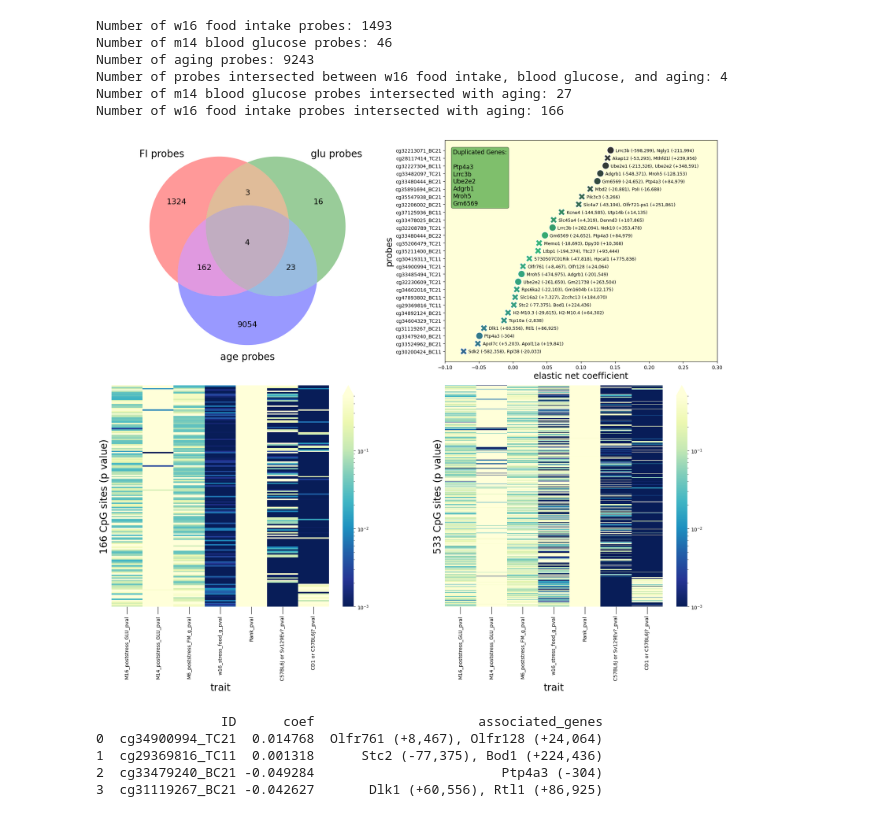
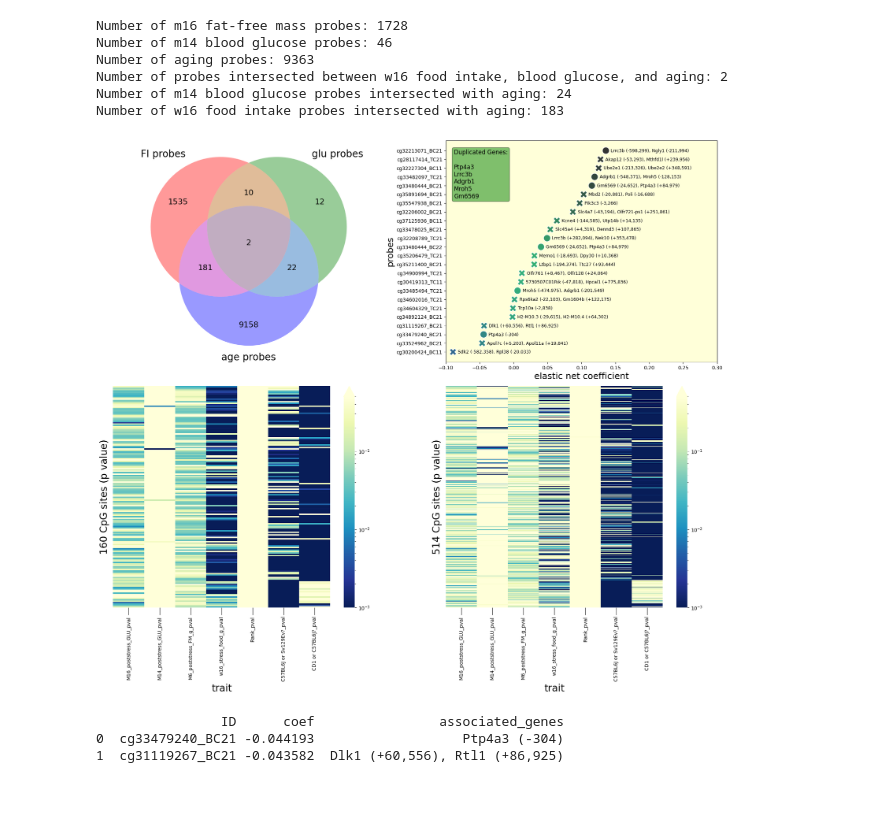
Before and after one commit to SamAndTheSun/CSS_healthspan_epigenetics, a Jupyter notebook: model_intersection_analysis.ipynb, the cells around one changed output. Cells and saved outputs as stored; diff of their text form; code cells hidden in the pictures.

Commit message:
added in FFM probe calculation given model significance

```diff
--- a/model_intersection_analysis.ipynb
+++ b/model_intersection_analysis.ipynb
@@ -22,16 +25,17 @@ from matplotlib_venn.layout.venn3 import DefaultLayoutAlgorithm
 # %%
 # set directory and get relevant files
 
-os.chdir('C:\\Users\\Q004\Desktop\\pellegrini_lab_research\\model_outputs')
+os.chdir('C:\\Users\\Sam Anderson\\Desktop\\pellegrini_lab_research\\model_outputs\\')
 death_pvals = pd.read_excel('death_classifier_probes.xlsx', index_col=0)
 pinv_pvals = pd.read_excel('pseudoinverse_probes_filtered.xlsx', index_col=0)
+ffm_pvals = pd.read_excel('pseudoinverse_probes_ffm_filtered.xlsx', index_col=0)
 # %%
-# w16 food intake probes
-FI_probes = pinv_pvals['w16_stress_food_g_pval']
-FI_probes = FI_probes.dropna()
-FI_probes = FI_probes[FI_probes < 0.01]
-FI_probes = list(FI_probes.index)
-print(f'Number of w16 food intake probes: {len(FI_probes)}')
+# m16 fat-free mass probes
+FFM_probes = ffm_pvals['M16_poststress_FFM_g_pval']
+FFM_probes = FFM_probes.dropna()
+FFM_probes = FFM_probes[FFM_probes < 0.01]
+FFM_probes = list(FFM_probes.index)
+print(f'Number of m16 fat-free mass probes: {len(FFM_probes)}')
 
 # m14 blood glucose probes
 GLU_probes_M14 = pinv_pvals['M14_poststress_GLU_pval']
@@ -49,7 +53,7 @@ print(f'Number of aging probes: {len(age_probes)}')
 ##
 
 glu_intersections = list(set(GLU_probes_M14) & set(age_probes))
-fi_intersections = list(set(FI_probes) & set(age_probes))
+fi_intersections = list(set(FFM_probes) & set(age_probes))
 all_intersect = list(set(glu_intersections) & set(fi_intersections))
 
 all_cross = death_pvals.loc[all_intersect]
@@ -69,12 +73,12 @@ fi_cross = fi_cross[['coef', 'associated_genes']]
 fi_cross = fi_cross.rename_axis('ID').reset_index()
 print(f'Number of w16 food intake probes intersected with aging: {len(fi_cross)}')
 # %% [output]
-Number of w16 food intake probes: 1493
+Number of m16 fat-free mass probes: 1728
 Number of m14 blood glucose probes: 46
-Number of aging probes: 9243
-Number of probes intersected between w16 food intake, blood glucose, and aging: 4
-Number of m14 blood glucose probes intersected with aging: 27
-Number of w16 food intake probes intersected with aging: 166
+Number of aging probes: 9363
+Number of probes intersected between w16 food intake, blood glucose, and aging: 2
+Number of m14 blood glucose probes intersected with aging: 24
+Number of w16 food intake probes intersected with aging: 183
 # %%
 '''
 Define functions for plot generation
@@ -150,7 +154,7 @@ fig, axs = plt.subplots(2, 2, figsize=(18, 16))  # Adjust the figure size as nee
 
 
 # plot 1
-set1 = set(FI_probes)
+set1 = set(FFM_probes)
 set2 = set(GLU_probes_M14)
 set3 = set(age_probes)
 
@@ -179,44 +183,42 @@ for column in model_intersection.columns:
 sns.heatmap(model_intersection, norm=LogNorm(vmin=0.001, vmax=0.5),
             cmap='YlGnBu_r', cbar_kws={'extend': 'max'}, ax=axs[1, 0])
 
 axs[1, 0].set_ylabel(f'{model_intersection.shape[0]} CpG sites (p value)', fontsize=20)
 axs[1, 0].set_xlabel('trait', fontsize=20)
 axs[1, 0].set_yticks([])
 axs[1, 0].tick_params('x', rotation=90, size=15)
 
 
 # plot 4
 probes = pinv_pvals.index.intersection(age_probes)
 model_intersection = pinv_pvals.loc[probes].copy()
 
 for column in model_intersection.columns:
     if 'coef' in column: model_intersection.drop(columns=[column], inplace=True)
     elif 'mm39' in column: model_intersection.drop(columns=[column], inplace=True)
     elif 'mm10' in column: model_intersection.drop(columns=[column], inplace=True)
     elif 'gene' in column: model_intersection.drop(columns=[column], inplace=True)
 
 sns.heatmap(model_intersection, norm=LogNorm(vmin=0.001, vmax=0.5),
             cmap='YlGnBu_r', cbar_kws={'extend': 'max'}, ax=axs[1, 1])
 
 axs[1, 1].set_ylabel(f'{model_intersection.shape[0]} CpG sites (p value)', fontsize=20)
 axs[1, 1].set_xlabel('trait', fontsize=20)
 axs[1, 1].set_yticks([])
 axs[1, 1].tick_params('x', rotation=90, size=15)
 
 plt.tight_layout()
 plt.show()
 # %% [output]
-[figure, old version]
+[figure, new version]
 # %%
 # print the probes intersected within the regions
 
 print(all_cross)
 # %% [output]
-                ID      coef                     associated_genes
-0  cg34900994_TC21  0.014768  Olfr761 (+8,467), Olfr128 (+24,064)
-1  cg29369816_TC11  0.001318      Stc2 (-77,375), Bod1 (+224,436)
-2  cg33479240_BC21 -0.049284                        Ptp4a3 (-304)
-3  cg31119267_BC21 -0.042627       Dlk1 (+60,556), Rtl1 (+86,925)
+                ID      coef                associated_genes
+0  cg33479240_BC21 -0.044193                   Ptp4a3 (-304)
+1  cg31119267_BC21 -0.043582  Dlk1 (+60,556), Rtl1 (+86,925)
 # %%
 # export food intake probes as table
 
```
Also changed, not shown: parts of 2 cells of this notebook, 3 other files.
